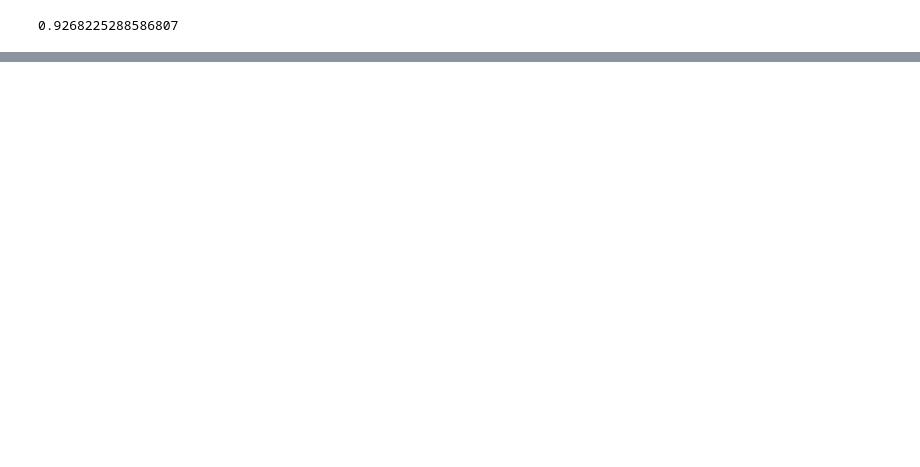
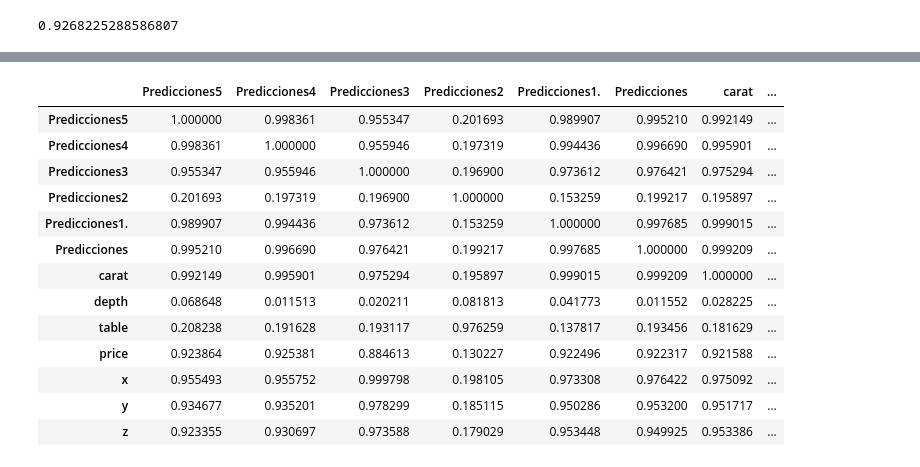
Before and after one commit to VictoriaTeCa/gesti_act_uno, a Jupyter notebook: actividad_UNO_entrega.ipynb, the cells around one changed output, grey strips where cells are left out. Saved outputs shown, nothing was run; the diff lists cells and outputs as text; code cells hidden in the pictures; blank space fills up the shorter version.

```diff
--- a/actividad_UNO_entrega.ipynb
+++ b/actividad_UNO_entrega.ipynb
@@ -341,0 +605,18 @@ sns.scatterplot(x='table', y='price', color="orange", data=data_clean)
+# %%
+Corr_Factors1= abs(Corr_Factors)
+Corr_Factors1
+# %% [output]
+|  | Predicciones5 | Predicciones4 | Predicciones3 | Predicciones2 | Predicciones1. | Predicciones | carat | ... |
+| Predicciones5 | 1.000000 | 0.998361 | 0.955347 | 0.201693 | 0.989907 | 0.995210 | 0.992149 | ... |
+| Predicciones4 | 0.998361 | 1.000000 | 0.955946 | 0.197319 | 0.994436 | 0.996690 | 0.995901 | ... |
+| Predicciones3 | 0.955347 | 0.955946 | 1.000000 | 0.196900 | 0.973612 | 0.976421 | 0.975294 | ... |
+| Predicciones2 | 0.201693 | 0.197319 | 0.196900 | 1.000000 | 0.153259 | 0.199217 | 0.195897 | ... |
+| Predicciones1. | 0.989907 | 0.994436 | 0.973612 | 0.153259 | 1.000000 | 0.997685 | 0.999015 | ... |
+| Predicciones | 0.995210 | 0.996690 | 0.976421 | 0.199217 | 0.997685 | 1.000000 | 0.999209 | ... |
+| carat | 0.992149 | 0.995901 | 0.975294 | 0.195897 | 0.999015 | 0.999209 | 1.000000 | ... |
+| depth | 0.068648 | 0.011513 | 0.020211 | 0.081813 | 0.041773 | 0.011552 | 0.028225 | ... |
+| table | 0.208238 | 0.191628 | 0.193117 | 0.976259 | 0.137817 | 0.193456 | 0.181629 | ... |
+| price | 0.923864 | 0.925381 | 0.884613 | 0.130227 | 0.922496 | 0.922317 | 0.921588 | ... |
+| x | 0.955493 | 0.955752 | 0.999798 | 0.198105 | 0.973308 | 0.976422 | 0.975092 | ... |
+| y | 0.934677 | 0.935201 | 0.978299 | 0.185115 | 0.950286 | 0.953200 | 0.951717 | ... |
+| z | 0.923355 | 0.930697 | 0.973588 | 0.179029 | 0.953448 | 0.949925 | 0.953386 | ... |
```
Also changed, not shown: parts of 21 cells of this notebook.
